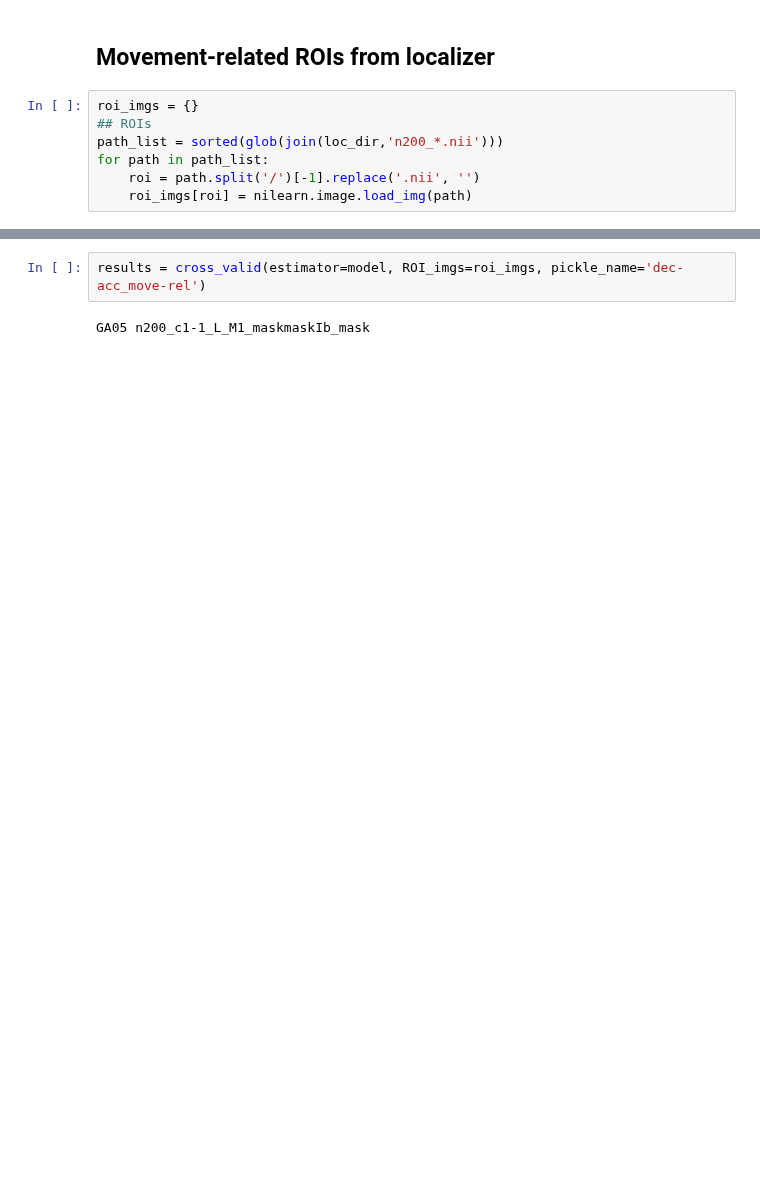
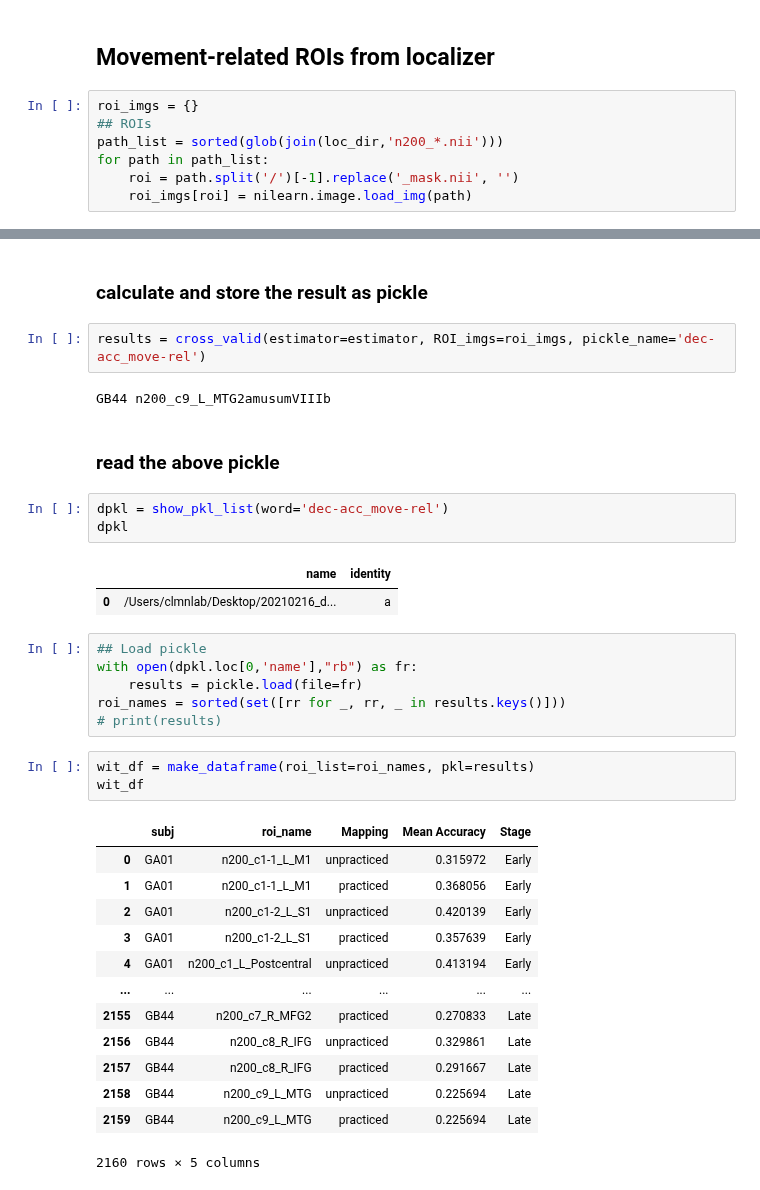
Before and after one commit to psb629/labs, a Jupyter notebook: GA/scripts/sample.ipynb, the cells around one changed output, grey strips where cells are left out. Cells and saved outputs as stored; diff of their text form; blank space fills up the shorter version.

```diff
--- a/GA/scripts/sample.ipynb
+++ b/GA/scripts/sample.ipynb
@@ -178,5 +210,5 @@ roi_imgs = {}
 ## ROIs
 path_list = sorted(glob(join(loc_dir,'n200_*.nii')))
 for path in path_list:
-    roi = path.split('/')[-1].replace('.nii', '')
+    roi = path.split('/')[-1].replace('_mask.nii', '')
     roi_imgs[roi] = nilearn.image.load_img(path)
@@ -202,4 +236,37 @@ for path in path_list:
+# %% [markdown]
+### calculate and store the result as pickle
 # %%
-results = cross_valid(estimator=model, ROI_imgs=roi_imgs, pickle_name='dec-acc_move-rel')
+results = cross_valid(estimator=estimator, ROI_imgs=roi_imgs, pickle_name='dec-acc_move-rel')
 # %% [output]
-GA05 n200_c1-1_L_M1_maskmaskIb_mask
+GB44 n200_c9_L_MTG2amusumVIIIb
+# %% [markdown]
+### read the above pickle
+# %%
+dpkl = show_pkl_list(word='dec-acc_move-rel')
+dpkl
+# %% [output]
+|  | name | identity |
+| 0 | /Users/clmnlab/Desktop/20210216_d... | a |
+# %%
+## Load pickle
+with open(dpkl.loc[0,'name'],"rb") as fr:
+    results = pickle.load(file=fr)
+roi_names = sorted(set([rr for _, rr, _ in results.keys()]))
+# print(results)
+# %%
+wit_df = make_dataframe(roi_list=roi_names, pkl=results)
+wit_df
+# %% [output]
+|  | subj | roi_name | Mapping | Mean Accuracy | Stage |
+| 0 | GA01 | n200_c1-1_L_M1 | unpracticed | 0.315972 | Early |
+| 1 | GA01 | n200_c1-1_L_M1 | practiced | 0.368056 | Early |
+| 2 | GA01 | n200_c1-2_L_S1 | unpracticed | 0.420139 | Early |
+| 3 | GA01 | n200_c1-2_L_S1 | practiced | 0.357639 | Early |
+| 4 | GA01 | n200_c1_L_Postcentral | unpracticed | 0.413194 | Early |
+| ... | ... | ... | ... | ... | ... |
+| 2155 | GB44 | n200_c7_R_MFG2 | practiced | 0.270833 | Late |
+| 2156 | GB44 | n200_c8_R_IFG | unpracticed | 0.329861 | Late |
+| 2157 | GB44 | n200_c8_R_IFG | practiced | 0.291667 | Late |
+| 2158 | GB44 | n200_c9_L_MTG | unpracticed | 0.225694 | Late |
+| 2159 | GB44 | n200_c9_L_MTG | practiced | 0.225694 | Late |
+2160 rows × 5 columns
```
Also changed, not shown: parts of 38 cells of this notebook.
